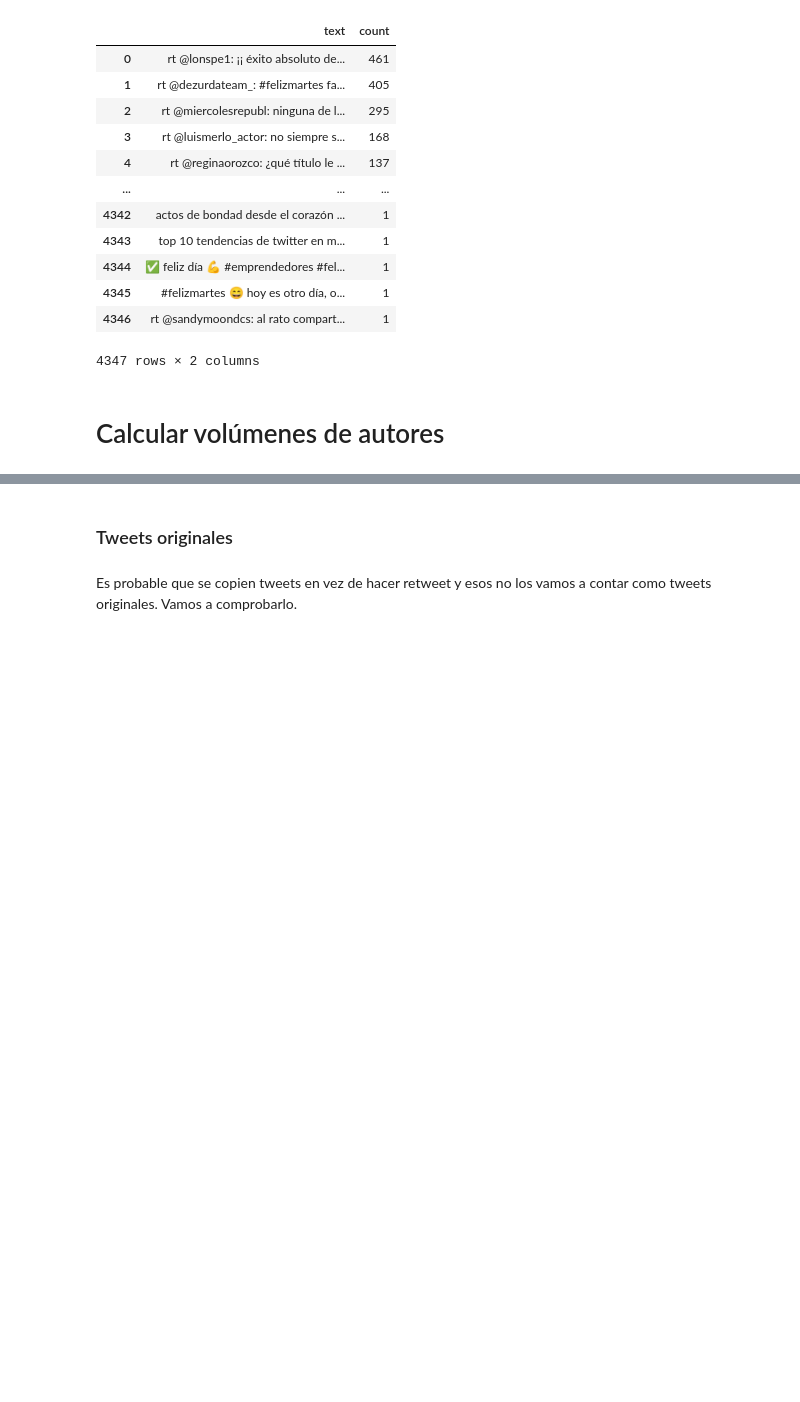
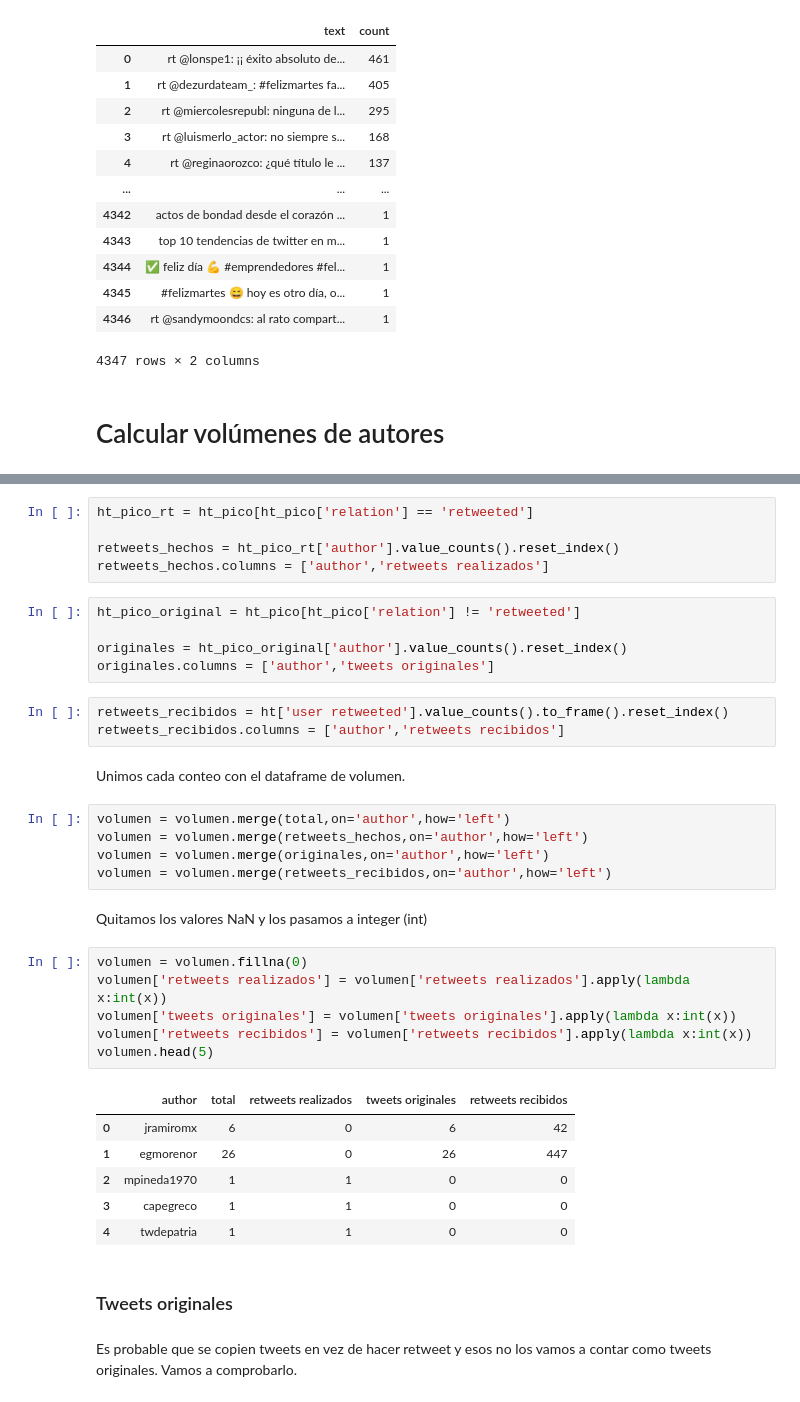
Before and after one commit to Estrohacker/como-analizar-twitter, a Jupyter notebook: t-hoarder twitter scraper/0. Analisis de FelizMartes con Python.ipynb, the cells around one changed output, grey strips where cells are left out. Drawn from its saved outputs; the diff is of its cells as text; blank space fills up the shorter version.

```diff
--- a/t-hoarder twitter scraper/0. Analisis de FelizMartes con Python.ipynb
+++ b/t-hoarder twitter scraper/0. Analisis de FelizMartes con Python.ipynb
@@ -422,3 +404,38 @@ authors_unique
+# %%
+ht_pico_rt = ht_pico[ht_pico['relation'] == 'retweeted']
+
+retweets_hechos = ht_pico_rt['author'].value_counts().reset_index()
+retweets_hechos.columns = ['author','retweets realizados']
+# %%
+ht_pico_original = ht_pico[ht_pico['relation'] != 'retweeted']
+
+originales = ht_pico_original['author'].value_counts().reset_index()
+originales.columns = ['author','tweets originales']
+# %%
+retweets_recibidos = ht['user retweeted'].value_counts().to_frame().reset_index()
+retweets_recibidos.columns = ['author','retweets recibidos']
+# %% [markdown]
+Unimos cada conteo con el dataframe de volumen.
+# %%
+volumen = volumen.merge(total,on='author',how='left')
+volumen = volumen.merge(retweets_hechos,on='author',how='left')
+volumen = volumen.merge(originales,on='author',how='left')
+volumen = volumen.merge(retweets_recibidos,on='author',how='left')
+# %% [markdown]
+Quitamos los valores NaN y los pasamos a integer (int)
+# %%
+volumen = volumen.fillna(0)
+volumen['retweets realizados'] = volumen['retweets realizados'].apply(lambda x:int(x))
+volumen['tweets originales'] = volumen['tweets originales'].apply(lambda x:int(x))
+volumen['retweets recibidos'] = volumen['retweets recibidos'].apply(lambda x:int(x))
+volumen.head(5)
+# %% [output]
+|  | author | total | retweets realizados | tweets originales | retweets recibidos |
+| 0 | jramiromx | 6 | 0 | 6 | 42 |
+| 1 | egmorenor | 26 | 0 | 26 | 447 |
+| 2 | mpineda1970 | 1 | 1 | 0 | 0 |
+| 3 | capegreco | 1 | 1 | 0 | 0 |
+| 4 | twdepatria | 1 | 1 | 0 | 0 |
 # %% [markdown]
 ### Tweets originales
 # %% [markdown]
```
Also changed, not shown: parts of 12 cells of this notebook, 6 other files.
